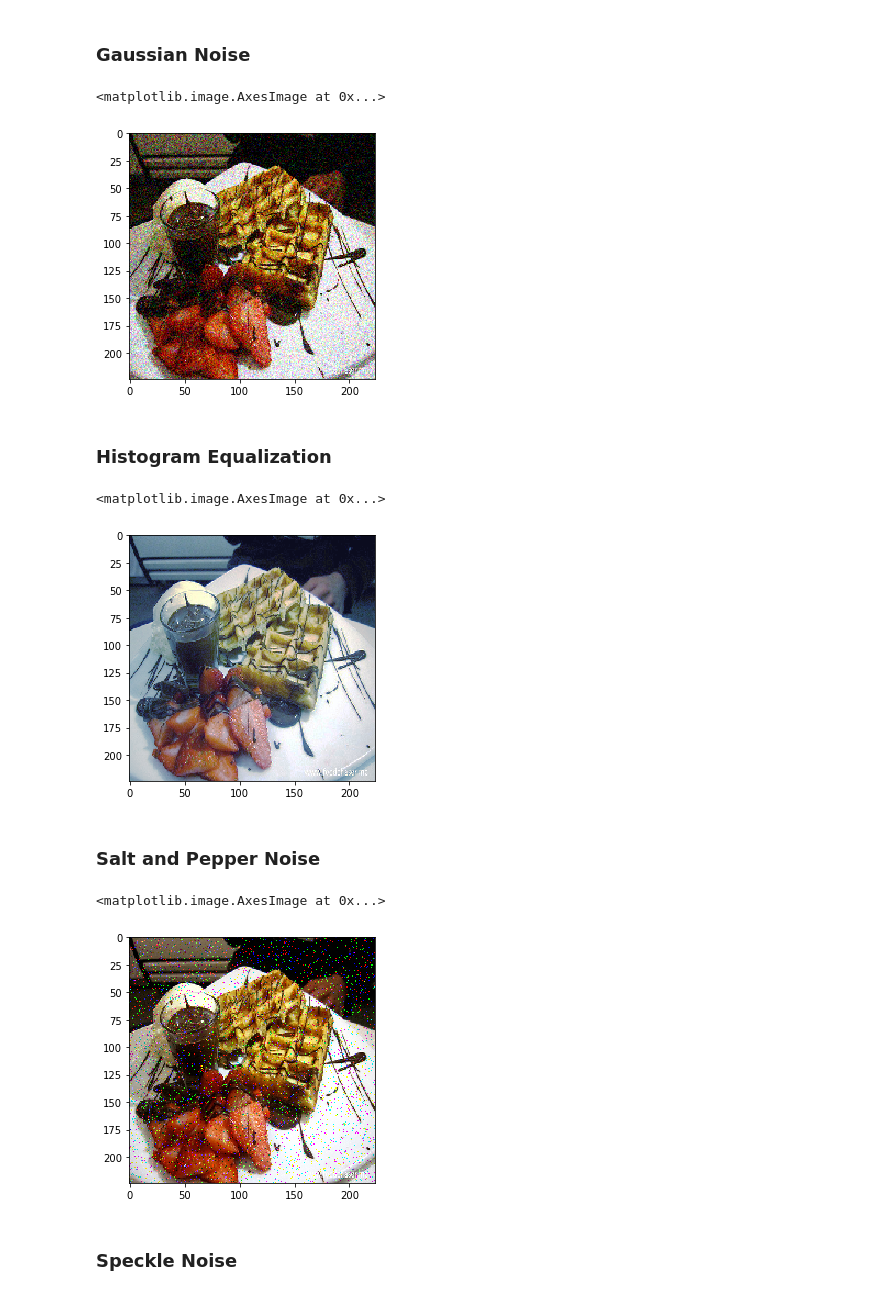
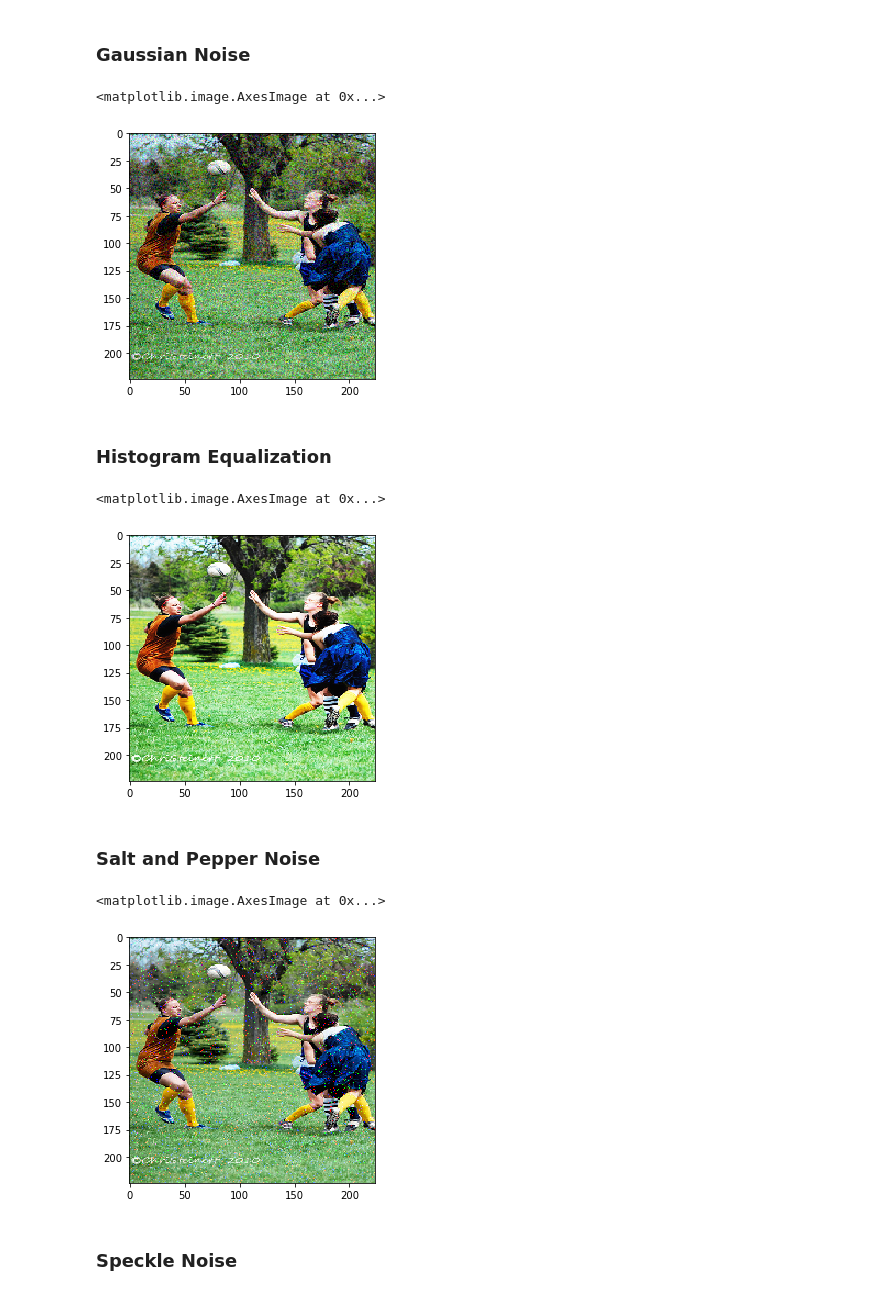
Before and after one commit to theBraindonor/adversarial-filters, a Jupyter notebook: notebook/filter_demos.ipynb, the cells around one changed output. Saved outputs shown, nothing was run; the diff lists cells and outputs as text; code cells hidden in the pictures.

```diff
--- a/notebook/filter_demos.ipynb
+++ b/notebook/filter_demos.ipynb
@@ -32,6 +37,6 @@ from filter import WaveletDenoiseFilter
 # %%
 images = np.load('data/vgg16_100_correct.npy', allow_pickle=True)
-image_index = 79
+image_index = 11
 # %% [markdown]
 ### Original Image
 # %%
@@ -99,26 +104,26 @@ imshow(filter.transform_image([2.2458103940439136], images[image_index][0])/255.
 ### Gaussian Noise
 # %%
 filter = GaussianNoiseFilter(454)
-imshow(filter.transform_image([-0.05, 0.018884564330270543], images[image_index][0])/255.)
+imshow(filter.transform_image([-0.03604881411931221, 0.01], images[image_index][0])/255.)
 # %% [output]
 <matplotlib.image.AxesImage at 0x...>
-[figure, old version]
+[figure, new version]
 # %% [markdown]
 ### Histogram Equalization
 # %%
 filter = HistogramEqualizationFilter()
-imshow(filter.transform_image([256, True], images[image_index][0])/255.)
+imshow(filter.transform_image([256, False], images[image_index][0])/255.)
 # %% [output]
 <matplotlib.image.AxesImage at 0x...>
-[figure, old version]
+[figure, new version]
 # %% [markdown]
 ### Salt and Pepper Noise
 # %%
 filter = SaltPepperNoiseFilter(454)
-imshow(filter.transform_image([0.05, 0.5], images[image_index][0])/255.)
+imshow(filter.transform_image([0.02168783312793076, 0.99], images[image_index][0])/255.)
 # %% [output]
 <matplotlib.image.AxesImage at 0x...>
-[figure, old version]
+[figure, new version]
 # %% [markdown]
 ### Speckle Noise
 # %%
```
Also changed, not shown: parts of 12 cells of this notebook, 3 other files.
